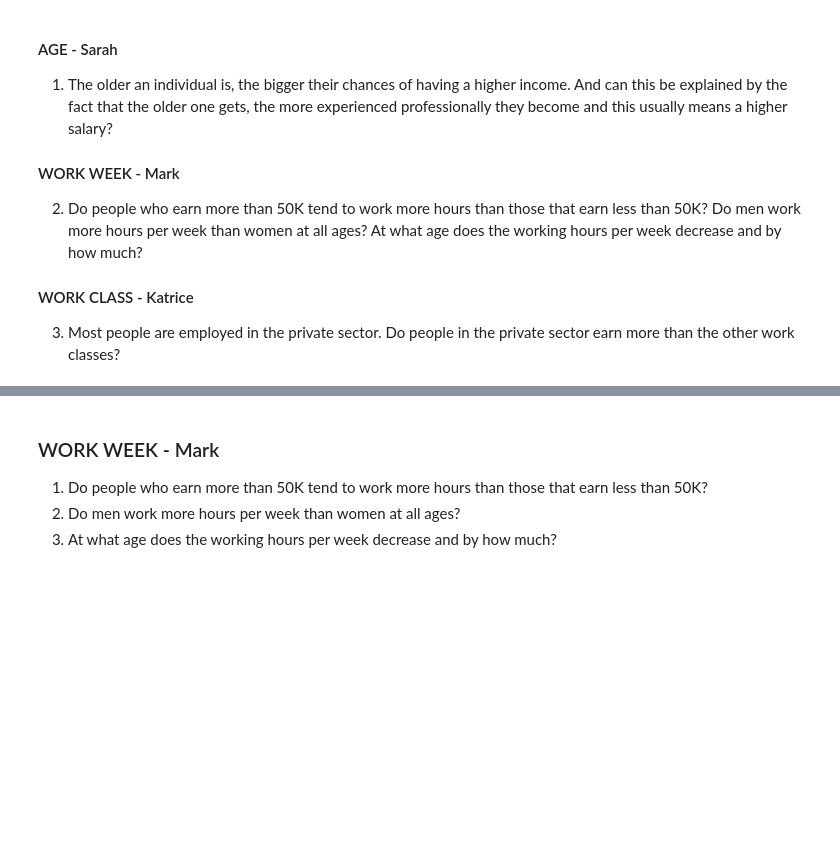
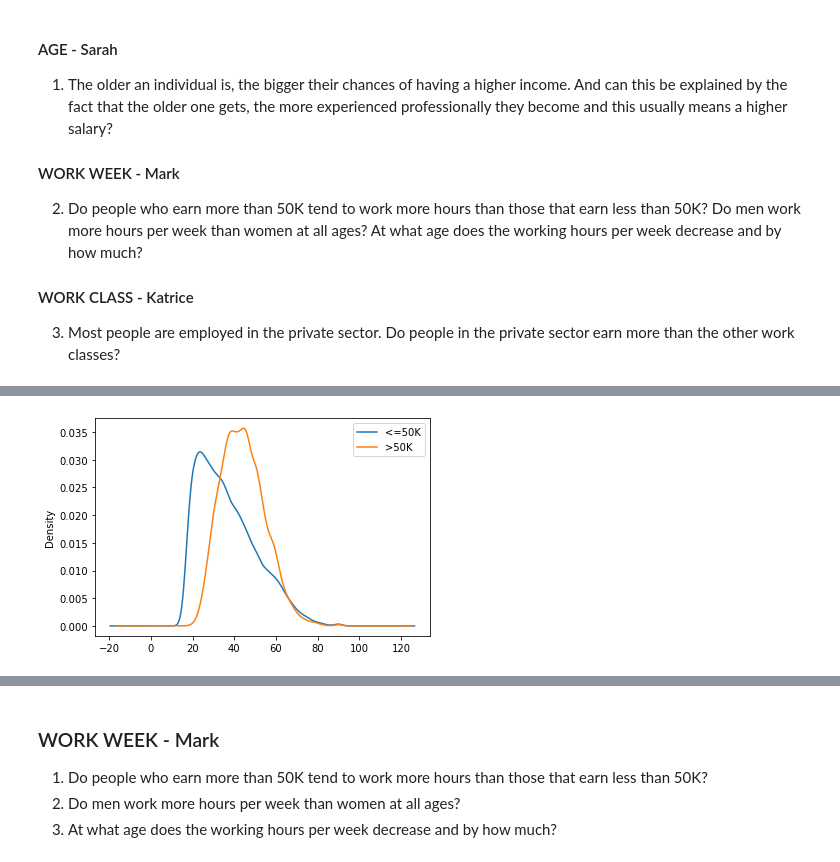
Before and after one commit to markerickson314/project-one, a Jupyter notebook: Jeanine.ipynb, the cells around one changed output, grey strips where cells are left out. Drawn from its saved outputs; the diff is of its cells as text; code cells hidden in the pictures; blank space fills up the shorter version.

```diff
--- a/Jeanine.ipynb
+++ b/Jeanine.ipynb
@@ -1389,0 +1435,6 @@ plt.show()
+# %%
+# Density of age grouped by income
+replaced_df.groupby("income").age.plot(kind='kde')
+plt.legend();
+# %% [output]
+[figure, added]
```
Also changed, not shown: parts of 16 cells of this notebook, 1 other file.
